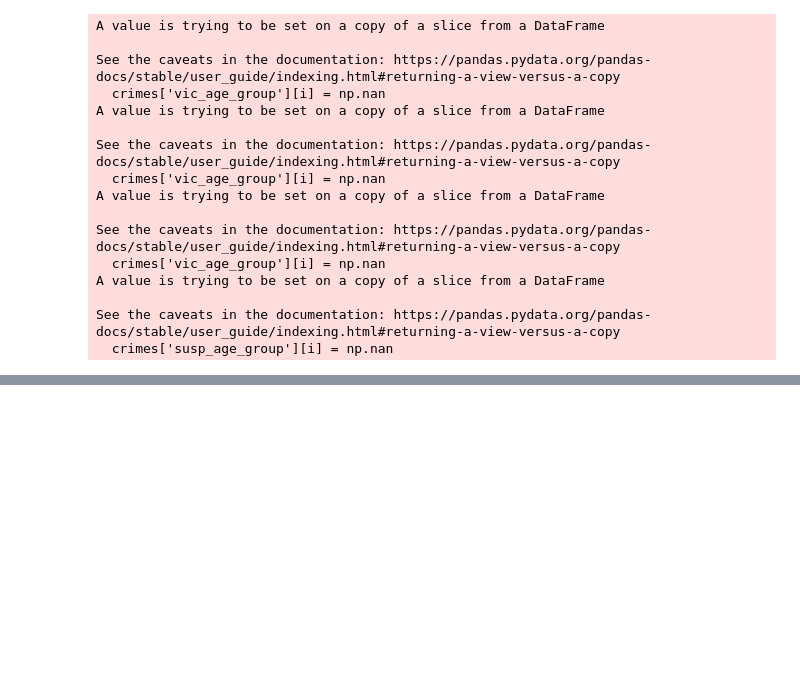
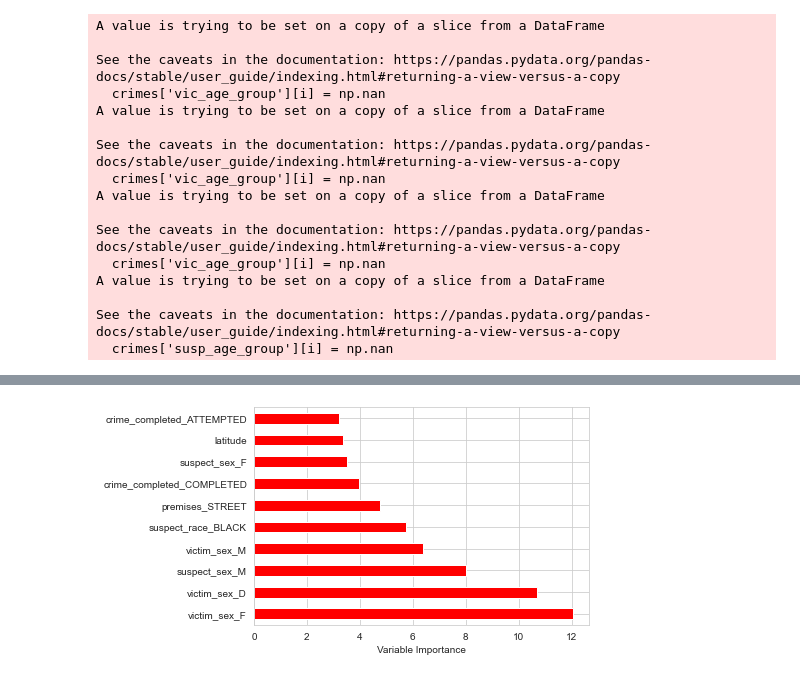
Before and after one commit to 18katesmit/NYPDComplaintClassification, a Jupyter notebook: NYPDcrimes.ipynb, the cells around one changed output, grey strips where cells are left out. Drawn from its saved outputs; the diff is of its cells as text; code cells hidden in the pictures; blank space fills up the shorter version.

```diff
--- a/NYPDcrimes.ipynb
+++ b/NYPDcrimes.ipynb
@@ -304,0 +422,4 @@ crimes.to_csv("clean_crime.csv")
+# %%
+gb = GradientBoostingClassifier(n_estimators=100, learning_rate=.1)
+gb.fit(X_train, y_train)
+gb_pred = gb.predict(X_test)
@@ -304,0 +442,9 @@ crimes.to_csv("clean_crime.csv")
+# %%
+Importance = pd.DataFrame({'Importance':gb.feature_importances_*100}, index=X_train.columns)
+Importance = Importance.iloc[gb.feature_importances_ > 0,:]
+Importance = Importance.sort_values('Importance', axis=0, ascending=True)
+Importance.sort_values('Importance', axis=0, ascending=False).head(10).plot(kind='barh', color='r', )
+plt.xlabel('Variable Importance')
+plt.gca().legend_ = None
+# %% [output]
+[figure, added]
```
Also changed, not shown: parts of 18 cells of this notebook, 1 other file.
